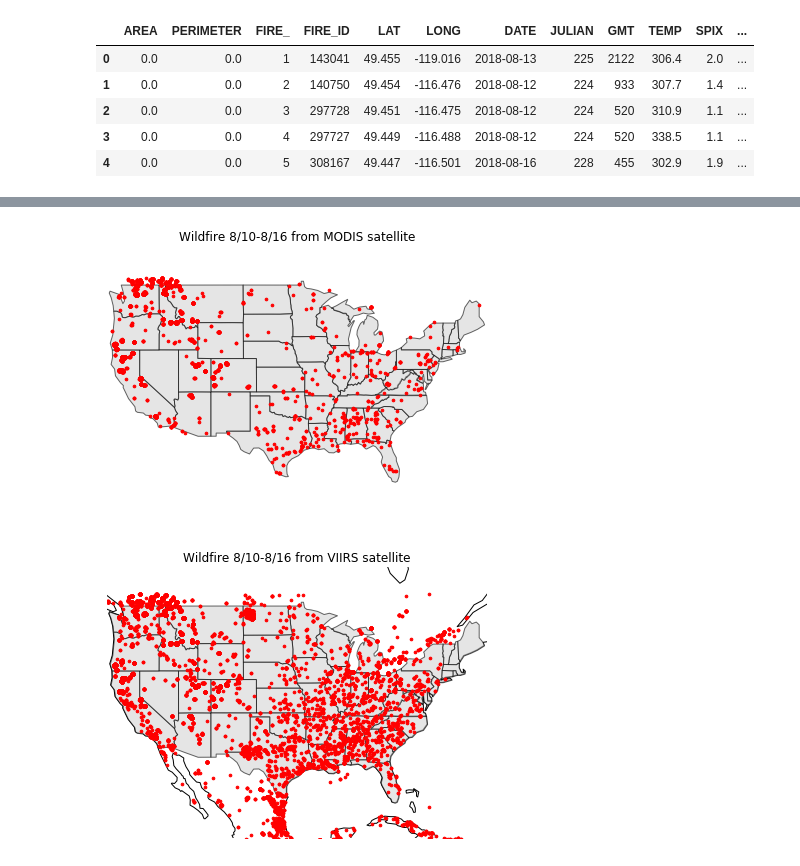
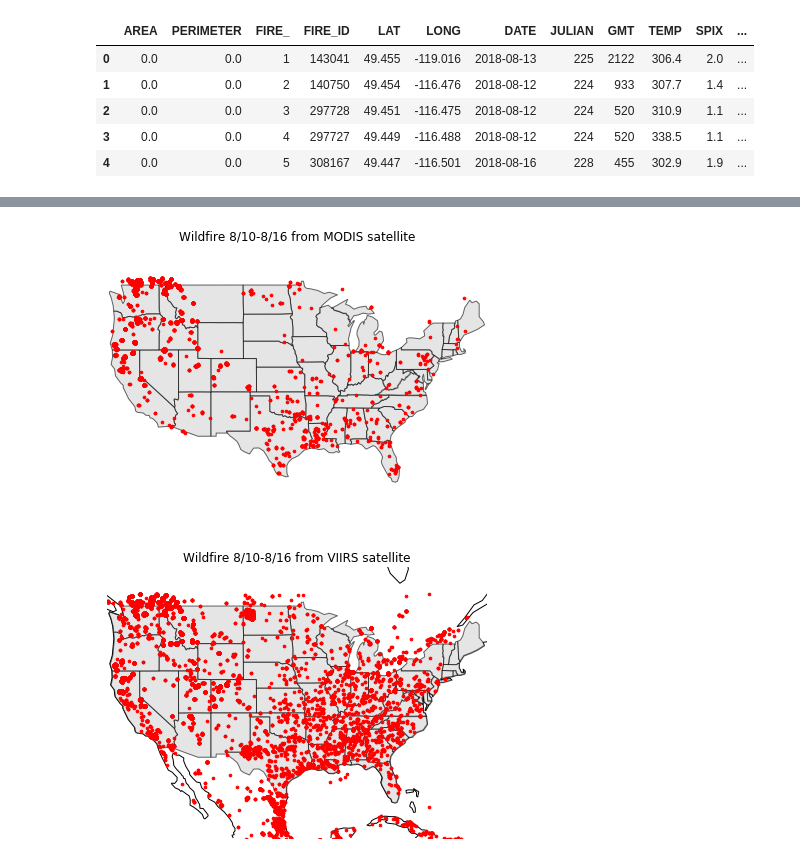
Before and after one commit to fischcheng/wildfire_1980_2016, a Jupyter notebook: wildfire.ipynb, the cells around one changed output, grey strips where cells are left out. Drawn from its saved outputs; the diff is of its cells as text; code cells hidden in the pictures.

```diff
--- a/wildfire.ipynb
+++ b/wildfire.ipynb
@@ -28,38 +28,38 @@ import cartopy.crs as ccrs
 
 # Change the reference system of Geopandas dataframe to the one Cartopy knows.
 crs_epsg = ccrs.epsg('3857')
-fp = "modis_fire_last7_2018_229_conus_shapefile/modis_fire_last7_2018_229_conus.shp"
+fp = "modis_fire_last7_2018_234_conus_shapefile/modis_fire_last7_2018_234_conus.shp"
 data = gpd.read_file(fp)
 df_epsg = data.to_crs(epsg='3857')
 
 #ax = plt.axes([0, 0, 1, 1],projection=ccrs.LambertConformal())
 fig, ax1 = plt.subplots(1, 1, subplot_kw={'projection': crs_epsg},figsize=(10, 5))
 ax1.set_extent([-125, -66.5, 20, 50], ccrs.Geodetic())
 
 shapename = 'admin_1_states_provinces_lakes_shp'
 states_shp = shpreader.natural_earth(resolution='110m',category='cultural', name=shapename)
 ax1.background_patch.set_visible(False)
 ax1.outline_patch.set_visible(False) # Remove the outline, very useful
 #ax.coastlines()
 
 for state in shpreader.Reader(states_shp).geometries():
     # pick a default color for the land with a black outline,
     # this will change if the storm intersects with our track
     facecolor = 'LightGray'#[0.9375, 0.9375, 0.859375]
     edgecolor = 'black'
 
     #if state.intersects(track):
      #   facecolor = 'red'
     #elif state.intersects(track_buffer):
      #   facecolor = '#FF7E00'
     ax1.add_geometries([state], ccrs.PlateCarree(),
                       facecolor=facecolor, edgecolor=edgecolor,alpha=0.6)
 df_epsg.plot(ax=ax1, color='red',markersize=7,zorder=51)
 plt.title('Wildfire 8/10-8/16 from MODIS satellite')
 plt.savefig('MODIS_map_last_7days.png',dpi=200)
 plt.show()
 # %% [output]
-[figure, old version]
+[figure, new version]
 # %%
 import cartopy.io.shapereader as shpreader
 from cartopy.feature import ShapelyFeature
```
Also changed, not shown: parts of 11 cells of this notebook, 9 other files.
